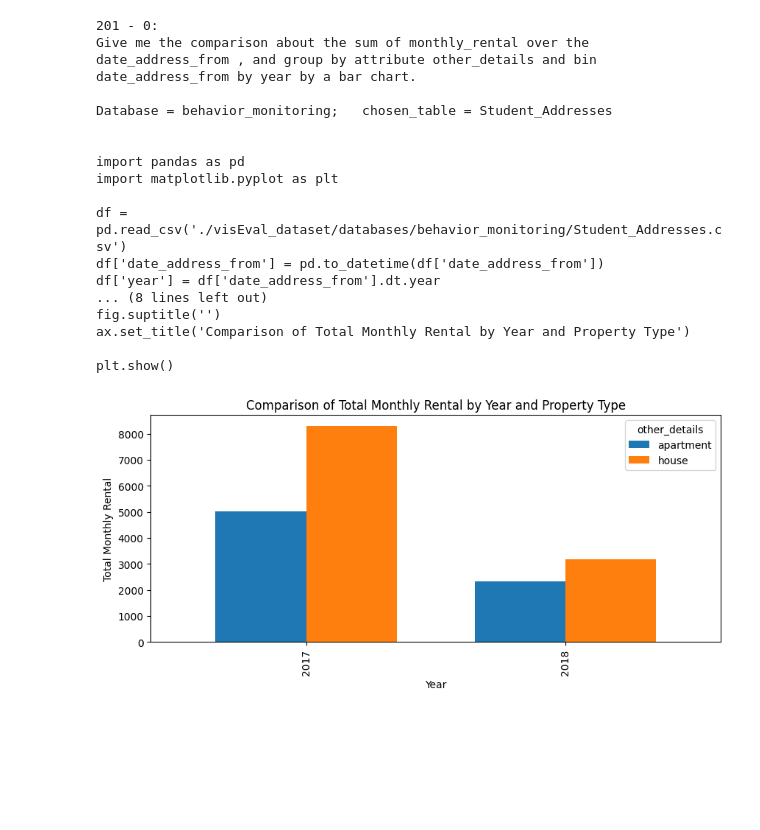
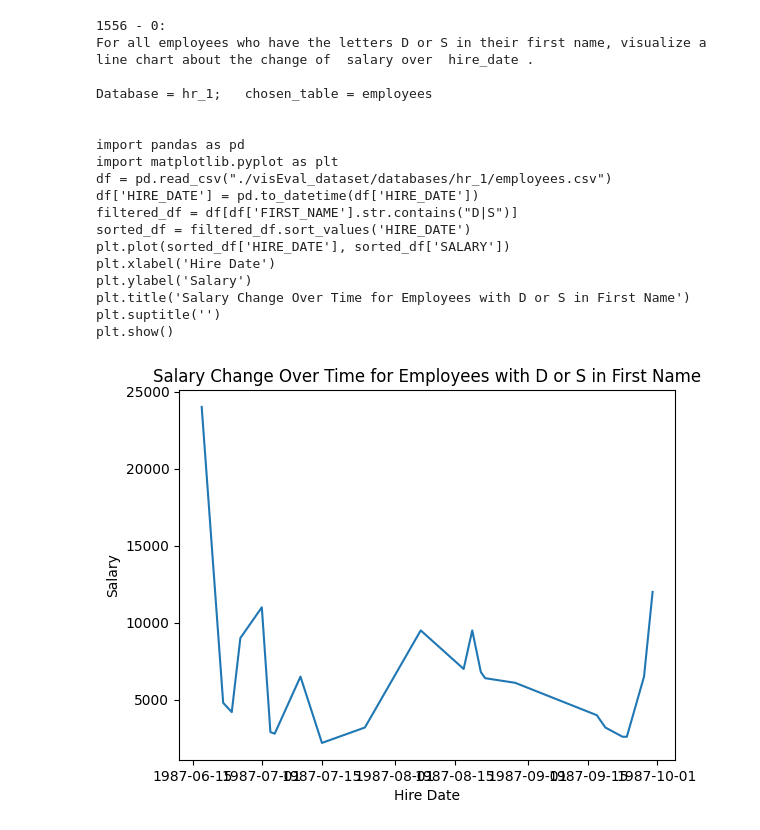
Before and after one commit to kerrymushroom/capstone, a Jupyter notebook: findRule/original.ipynb, the cells around one changed output. Drawn from its saved outputs; the diff is of its cells as text; code cells hidden in the pictures; blank space fills up the shorter version.

```diff
--- a/findRule/original.ipynb
+++ b/findRule/original.ipynb
@@ -2,23 +2,24 @@
 from gptTest import run_visEval
 key = "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"
 # %%
-run_visEval('201', 0, key)
+run_visEval('1556', 0, key)
 # %% [output]
-201 - 0:
-Give me the comparison about the sum of monthly_rental over the  date_address_from , and group by attribute other_details and bin date_address_from by year by a bar chart.
+1556 - 0:
+For all employees who have the letters D or S in their first name, visualize a line chart about the change of  salary over  hire_date .
 
-Database = behavior_monitoring;   chosen_table = Student_Addresses
+Database = hr_1;   chosen_table = employees
 
 
 import pandas as pd
 import matplotlib.pyplot as plt
-
-df = pd.read_csv('./visEval_dataset/databases/behavior_monitoring/Student_Addresses.csv')
-df['date_address_from'] = pd.to_datetime(df['date_address_from'])
-df['year'] = df['date_address_from'].dt.year
-... (8 lines left out)
-fig.suptitle('')
-ax.set_title('Comparison of Total Monthly Rental by Year and Property Type')
-
+df = pd.read_csv("./visEval_dataset/databases/hr_1/employees.csv")
+df['HIRE_DATE'] = pd.to_datetime(df['HIRE_DATE'])
+filtered_df = df[df['FIRST_NAME'].str.contains("D|S")]
+sorted_df = filtered_df.sort_values('HIRE_DATE')
+plt.plot(sorted_df['HIRE_DATE'], sorted_df['SALARY'])
+plt.xlabel('Hire Date')
+plt.ylabel('Salary')
+plt.title('Salary Change Over Time for Employees with D or S in First Name')
+plt.suptitle('')
 plt.show()
-[figure, old version]
+[figure, new version]
```
Also changed, not shown: 2 other files.
